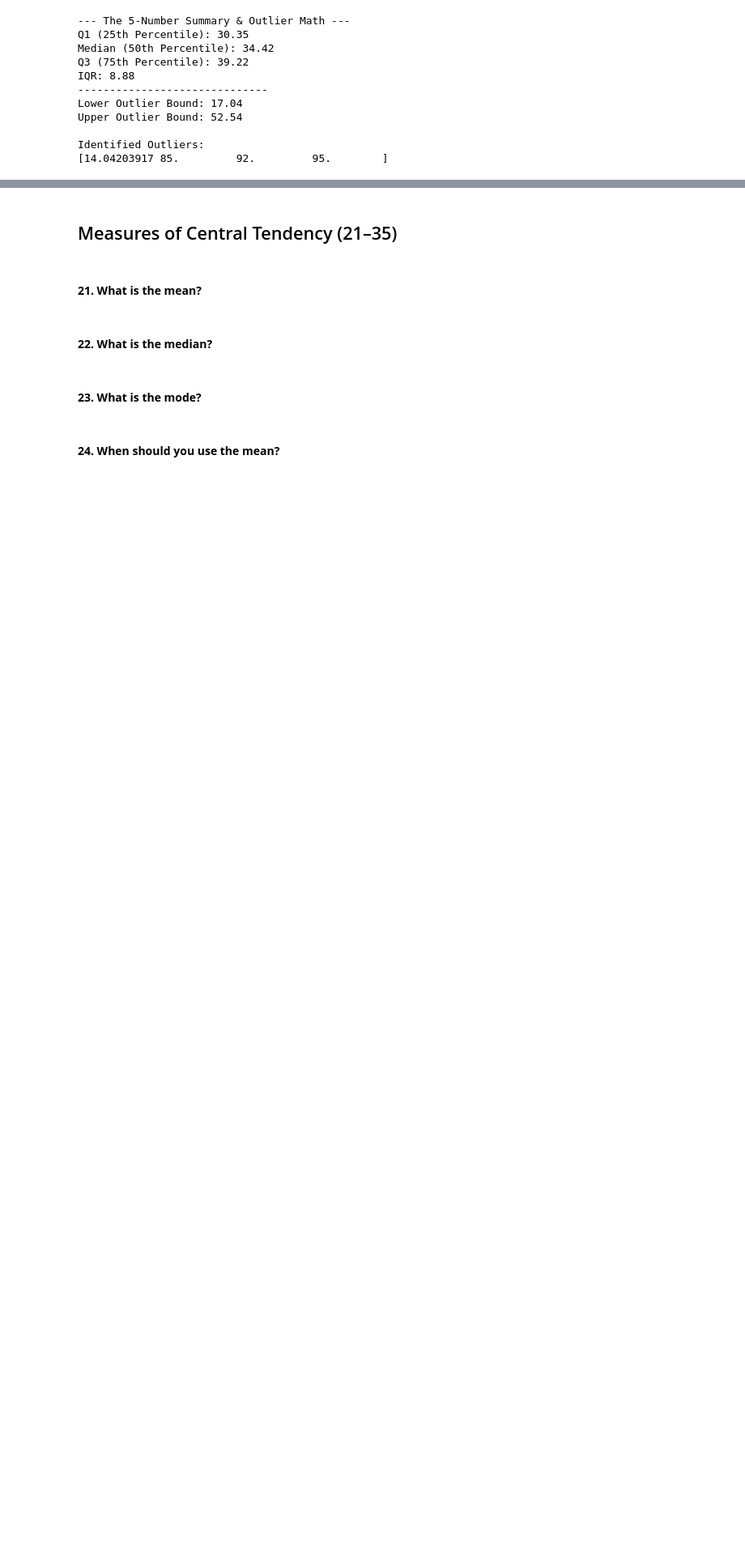
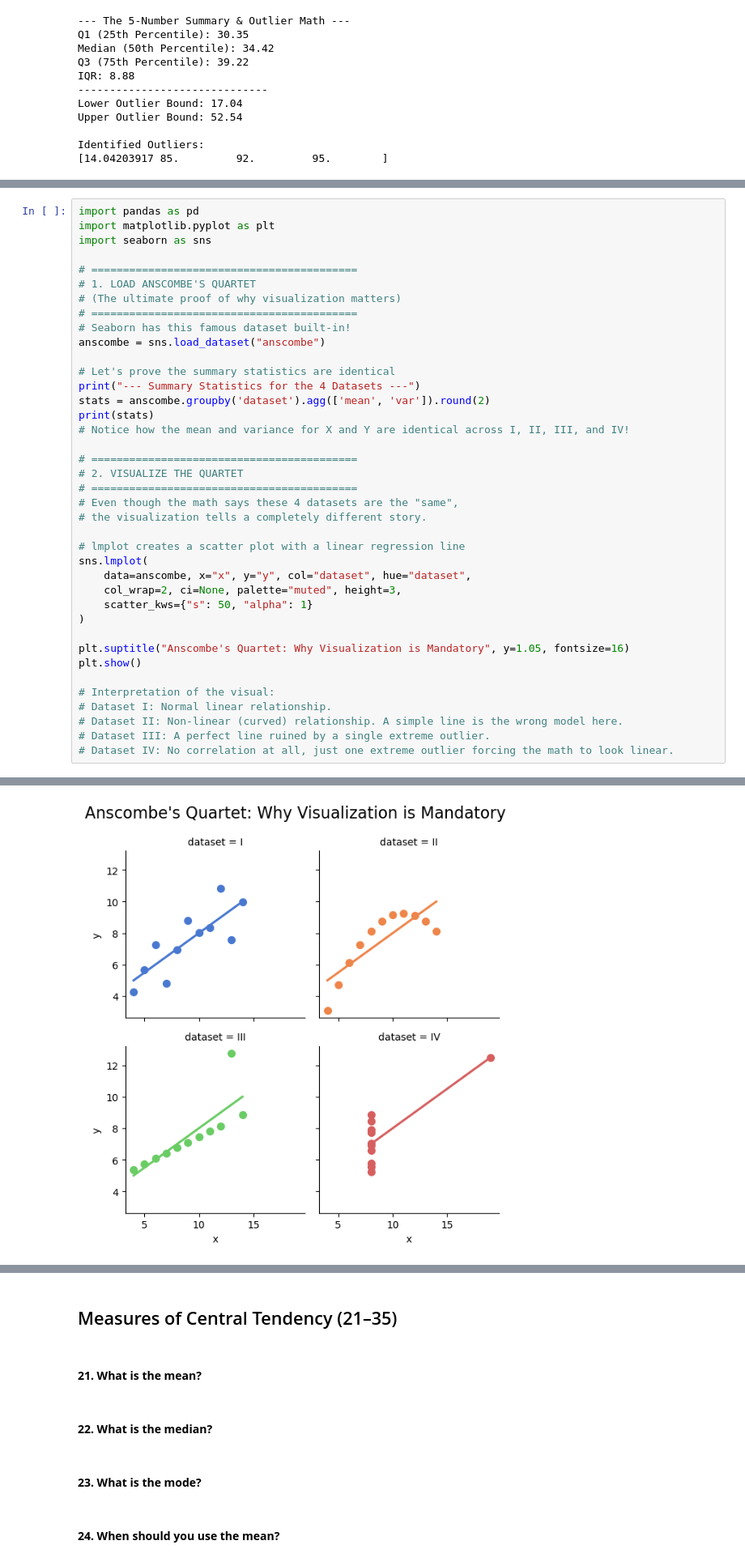
Before and after one commit to Sourish168/Interview_Preparation, a Jupyter notebook: Statistics_and_Probability/Statistics.ipynb, the cells around one changed output, grey strips where cells are left out. Shown at 81% size. Cells and saved outputs as stored; diff of their text form; blank space fills up the shorter version.

```diff
--- a/Statistics_and_Probability/Statistics.ipynb
+++ b/Statistics_and_Probability/Statistics.ipynb
@@ -983,0 +1143,40 @@ Identified Outliers:
+# %%
+import pandas as pd
+import matplotlib.pyplot as plt
+import seaborn as sns
+
+# ==========================================
+# 1. LOAD ANSCOMBE'S QUARTET
+# (The ultimate proof of why visualization matters)
+# ==========================================
+# Seaborn has this famous dataset built-in!
+anscombe = sns.load_dataset("anscombe")
+
+# Let's prove the summary statistics are identical
+print("--- Summary Statistics for the 4 Datasets ---")
+stats = anscombe.groupby('dataset').agg(['mean', 'var']).round(2)
+print(stats)
+# Notice how the mean and variance for X and Y are identical across I, II, III, and IV!
+
+# ==========================================
+# 2. VISUALIZE THE QUARTET
+# ==========================================
+# Even though the math says these 4 datasets are the "same",
+# the visualization tells a completely different story.
+
+# lmplot creates a scatter plot with a linear regression line
+sns.lmplot(
+    data=anscombe, x="x", y="y", col="dataset", hue="dataset",
+    col_wrap=2, ci=None, palette="muted", height=3,
+    scatter_kws={"s": 50, "alpha": 1}
+)
+
+plt.suptitle("Anscombe's Quartet: Why Visualization is Mandatory", y=1.05, fontsize=16)
+plt.show()
+
+# Interpretation of the visual:
+# Dataset I: Normal linear relationship.
+# Dataset II: Non-linear (curved) relationship. A simple line is the wrong model here.
+# Dataset III: A perfect line ruined by a single extreme outlier.
+# Dataset IV: No correlation at all, just one extreme outlier forcing the math to look linear.
+# %% [output]
@@ -983,0 +1191 @@ Identified Outliers:
+[figure, added]
```
Also changed, not shown: parts of 18 cells of this notebook.
